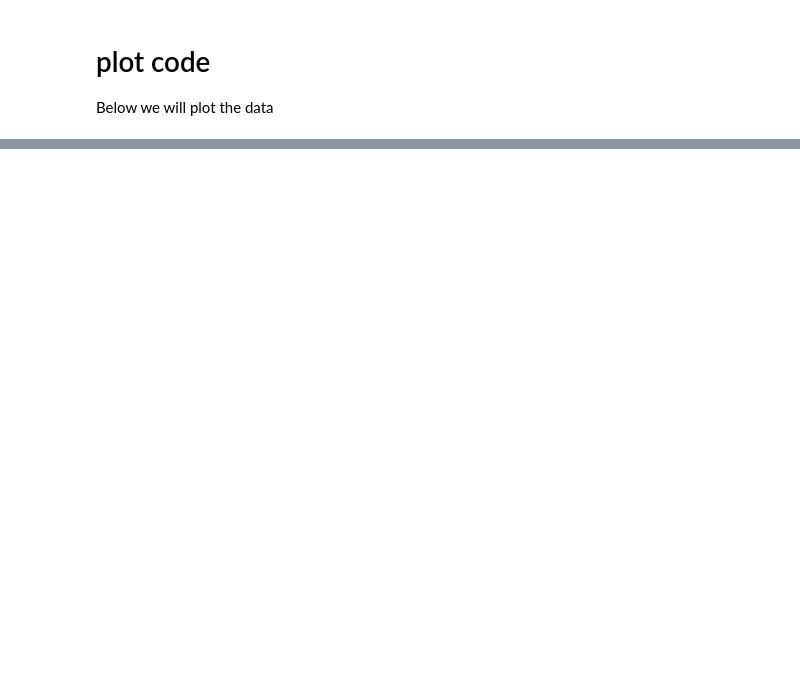
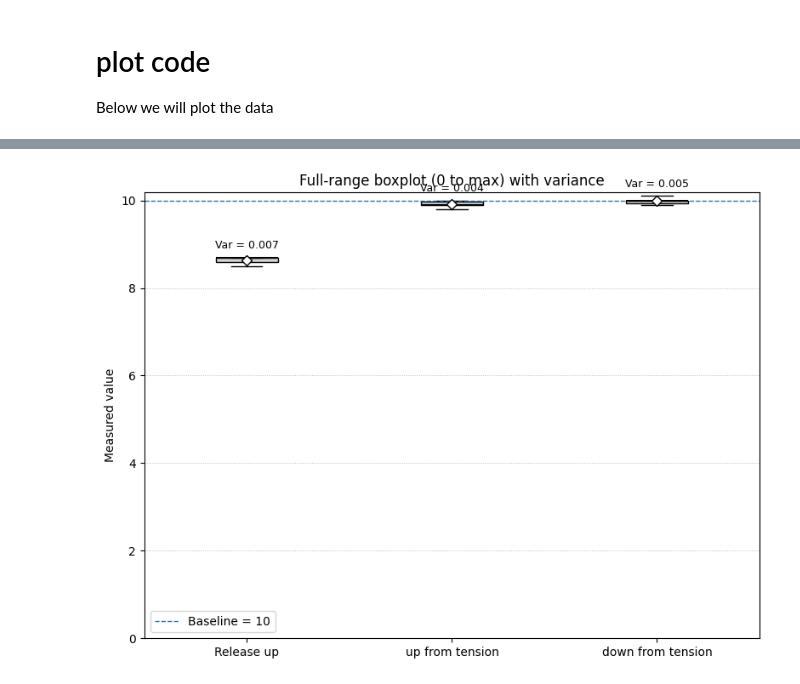
Before and after one commit to averagepindakaasenjoyer/BiomimicryCode, a Jupyter notebook: ReportCode/PlotRails.ipynb, the cells around one changed output, grey strips where cells are left out. Saved outputs shown, nothing was run; the diff lists cells and outputs as text; code cells hidden in the pictures; blank space fills up the shorter version.

Commit message:
plot code for the arm and rails tesing

```diff
--- a/ReportCode/PlotRails.ipynb
+++ b/ReportCode/PlotRails.ipynb
@@ -207,0 +239,60 @@ plt.show()
+# %%
+import pandas as pd
+import matplotlib.pyplot as plt
+
+# --- SAMPLE DATAFRAME (remove if df1 already exists) ---
+data = {
+    "released_up": [8.7, 8.7, 8.6, 8.5, 8.7, 8.7, 8.5, 8.7, 8.6, 8.7],
+    "Start_to_Up": [9.9, 9.9, 10.0, 9.9, 10.0, 9.8, 9.9, 9.9, 10.0, 9.9],
+    "Up_to_Down":  [9.9, 10.0, 10.0, 10.1, 9.9, 9.9, 10.0, 10.0, 10.1, 10.0]
+}
+df1 = pd.DataFrame(data)
+# -----------------------------------------------------
+
+cols = ["released_up", "Start_to_Up", "Up_to_Down"]
+labels = ["Release up", "up from tension", "down from tension"]
+
+plot_data = [df1[c].values for c in cols]
+
+fig, ax = plt.subplots(figsize=(8, 6))
+
+# Boxplot with whiskers spanning full range (min to max)
+box = ax.boxplot(
+    plot_data,
+    labels=labels,
+    patch_artist=True,
+    showmeans=True,
+    whis=(0, 100)   # FULL range (acts like bars from bottom to top)
+)
+
+# Styling
+for patch in box['boxes']:
+    patch.set(facecolor='lightgrey', edgecolor='black', linewidth=1)
+
+for median in box['medians']:
+    median.set(color='black', linewidth=1.5)
+
+for mean in box['means']:
+    mean.set(marker='D', markeredgecolor='black', markerfacecolor='white')
+
+# Baseline at 10
+ax.axhline(10, linestyle='--', linewidth=1, label='Baseline = 10')
+
+# Force bars to start from zero
+ax.set_ylim(bottom=0)
+
+# Variance annotation
+variances = [df1[c].var(ddof=1) for c in cols]
+for i, var in enumerate(variances, start=1):
+    ymax = max(plot_data[i-1])
+    ax.text(i, ymax + 0.2, f'Var = {var:.3f}', ha='center', fontsize=9)
+
+ax.set_ylabel("Measured value")
+ax.set_title("Full-range boxplot (0 to max) with variance")
+ax.grid(axis='y', linestyle=':', linewidth=0.6)
+ax.legend()
+
+plt.tight_layout()
+plt.show()
+# %% [output]
+[figure, added]
```
Also changed, not shown: parts of 4 cells of this notebook.
